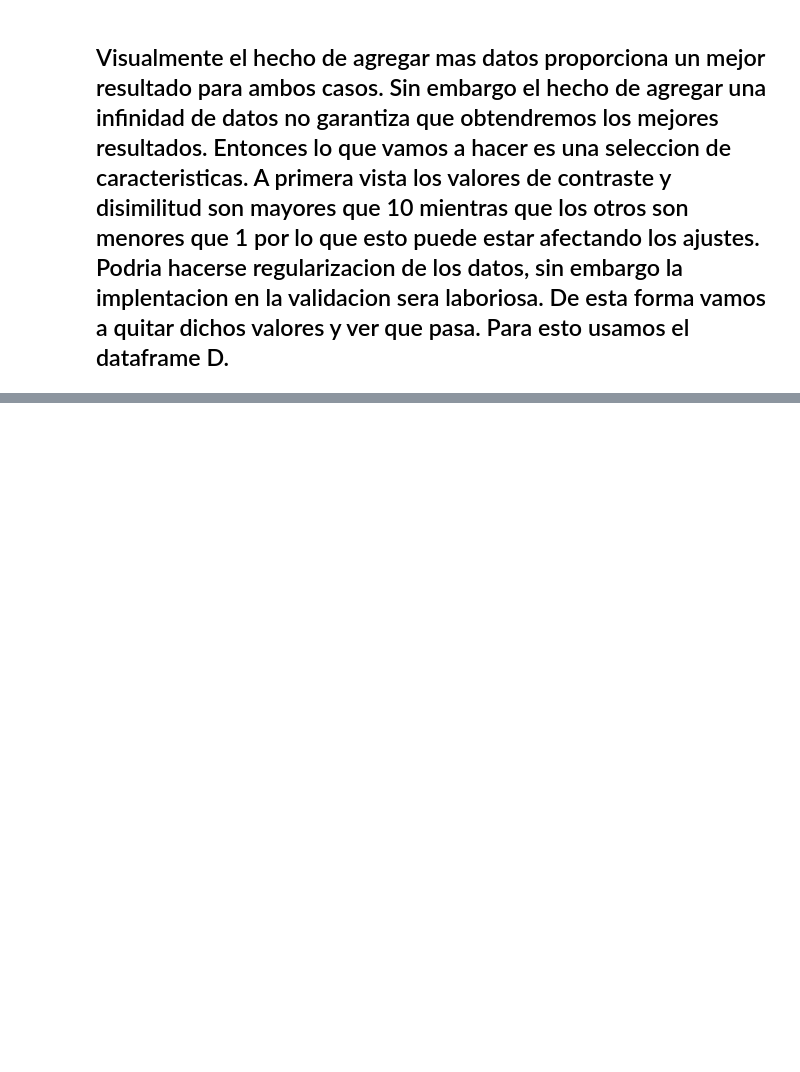
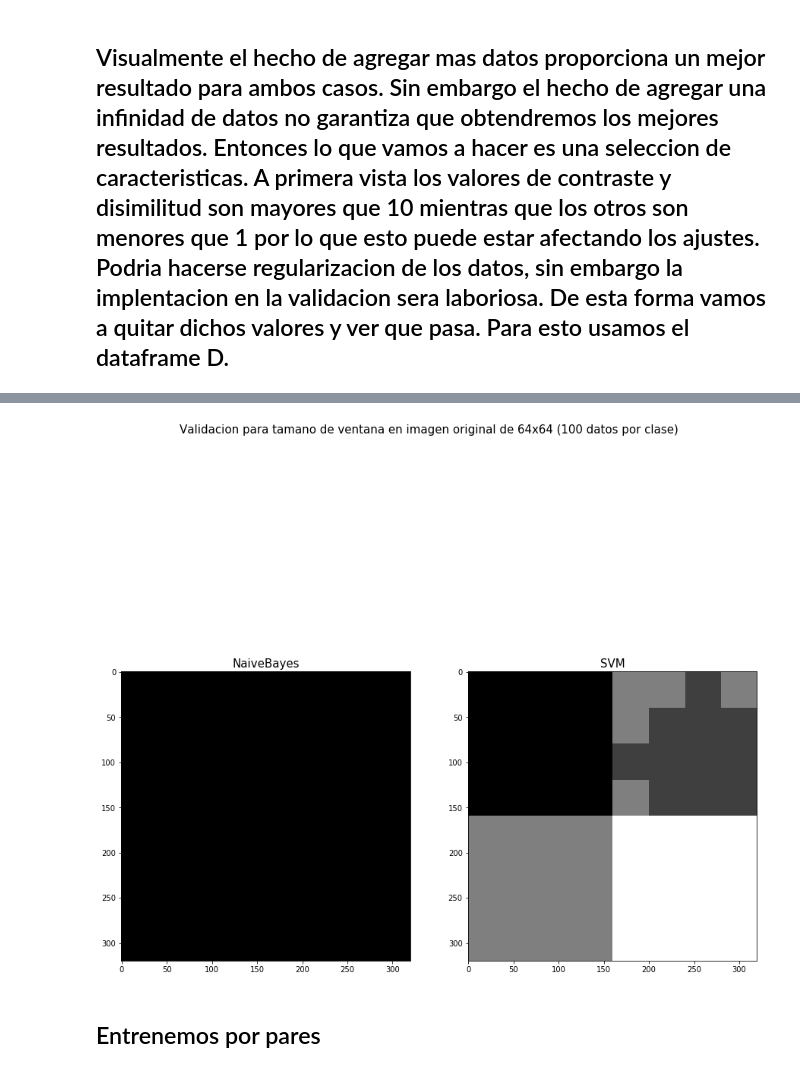
Before and after one commit to Pedri0/Texturas, a Jupyter notebook: Texturas.ipynb, the cells around one changed output, grey strips where cells are left out. Drawn from its saved outputs; the diff is of its cells as text; code cells hidden in the pictures; blank space fills up the shorter version.

```diff
--- a/Texturas.ipynb
+++ b/Texturas.ipynb
@@ -421,0 +516,20 @@ x =  (D.drop(columns=['Contraste','Disimilitud','Clase'])).to_numpy()
+# %%
+x3 =  (D.drop(columns=['Energia','ASM','Correlacion','Clase'])).to_numpy()
+#definimos y entrenamos nuestro clasificador categorico de bayes con los nuevos
+categorica3 = CategoricalNB()
+categorica3.fit(x3,yT)
+#Definimos y entrenamos con los nuevos datos
+maquinaSoporte3 = svm.SVC(kernel='linear', C=1)
+maquinaSoporte3.fit(x3,yT)
+#validamos con SVM nuestra imagen de prueba, con tamano de ventana de 40x40
+ImagenSVM3 = validacion1(40,prueba,maquinaSoporte3,0,3)
+#validamos con Bayes nuestra imagen de prueba con tamano de ventana de 40x40
+ImagenBay3 = validacion1(40,prueba,categorica3,0,3)
+#graficamos ambas imagenes que acabamos de obtener con todo y descripcion
+f, axarr = plt.subplots(1,2,figsize=(15,15))
+f.suptitle('Validacion para tamano de ventana en imagen original de 64x64 (100 datos por clase)', fontsize=15)
+axarr[0].set_title('NaiveBayes',fontsize=15)
+axarr[0].imshow(ImagenBay3,cmap='gray')
+axarr[1].set_title('SVM',fontsize=15)
+axarr[1].imshow(ImagenSVM3,cmap='gray')
+plt.show()
@@ -421,0 +538,24 @@ x =  (D.drop(columns=['Contraste','Disimilitud','Clase'])).to_numpy()
+# %%
+x4 =  (D.drop(columns=['Contraste','Disimilitud','Homegeneidad','Clase'])).to_numpy()
+#definimos y entrenamos nuestro clasificador categorico de bayes con los nuevos
+categorica4 = CategoricalNB()
+categorica4.fit(x4,yT)
+#Definimos y entrenamos con los nuevos datos
+maquinaSoporte4 = svm.SVC(kernel='linear', C=1)
+maquinaSoporte4.fit(x4,yT)
+#validamos con SVM nuestra imagen de prueba, con tamano de ventana de 40x40
+ImagenSVM4 = validacion1(40,prueba,maquinaSoporte4,3,6)
+#validamos con Bayes nuestra imagen de prueba con tamano de ventana de 40x40
+ImagenBay4 = validacion1(40,prueba,categorica4,3,6)
+#graficamos ambas imagenes que acabamos de obtener con todo y descripcion
+f, axarr = plt.subplots(1,2,figsize=(15,15))
+f.suptitle('Validacion para tamano de ventana en imagen original de 64x64 (100 datos por clase)', fontsize=15)
+axarr[0].set_title('NaiveBayes',fontsize=15)
+axarr[0].imshow(ImagenBay4,cmap='gray')
+axarr[1].set_title('SVM',fontsize=15)
+axarr[1].imshow(ImagenSVM4,cmap='gray')
+plt.show()
+# %% [output]
+[figure, added]
+# %% [markdown]
+## Entrenemos por pares
```
Also changed, not shown: parts of 13 cells of this notebook.
